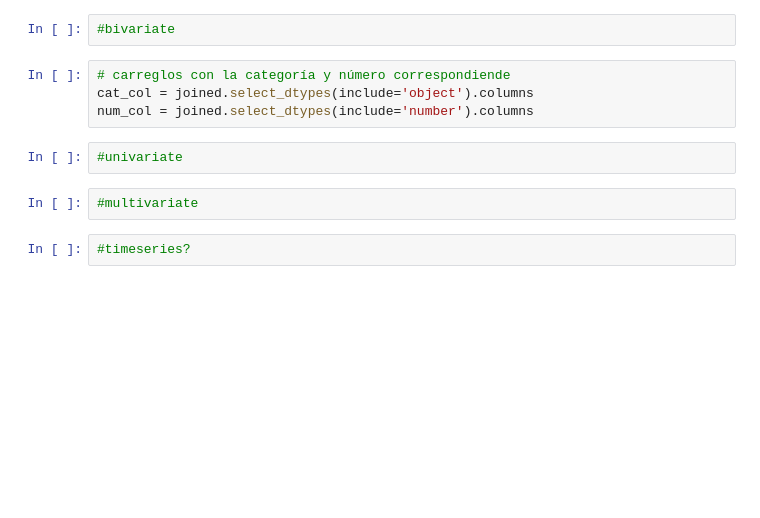
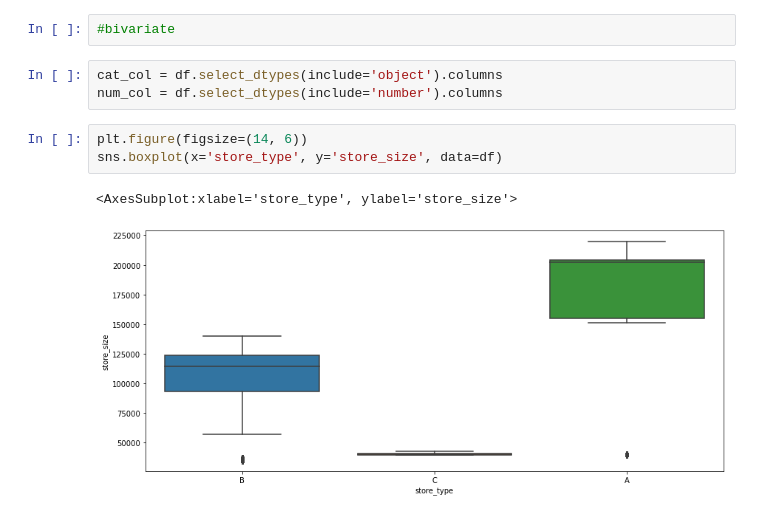
Before and after one commit to Attention-Walmart-Shoppers/capstone, a Jupyter notebook: Tasha Initial Notebook.ipynb, the cells around one changed output. Cells and saved outputs as stored; diff of their text form; blank space fills up the shorter version.

```diff
--- a/Tasha Initial Notebook.ipynb
+++ b/Tasha Initial Notebook.ipynb
@@ -161,12 +175,11 @@ Name: quarter, dtype: int64
 # %%
 #bivariate
 # %%
-# carreglos con la categoría y número correspondiende
-cat_col = joined.select_dtypes(include='object').columns
-num_col = joined.select_dtypes(include='number').columns
+cat_col = df.select_dtypes(include='object').columns
+num_col = df.select_dtypes(include='number').columns
-# %%
-#univariate
-# %%
-#multivariate
-# %%
-#timeseries?
+# %%
+plt.figure(figsize=(14, 6))
+sns.boxplot(x='store_type', y='store_size', data=df)
+# %% [output]
+<AxesSubplot:xlabel='store_type', ylabel='store_size'>
+[figure, added]
```
Also changed, not shown: parts of 11 cells of this notebook.
